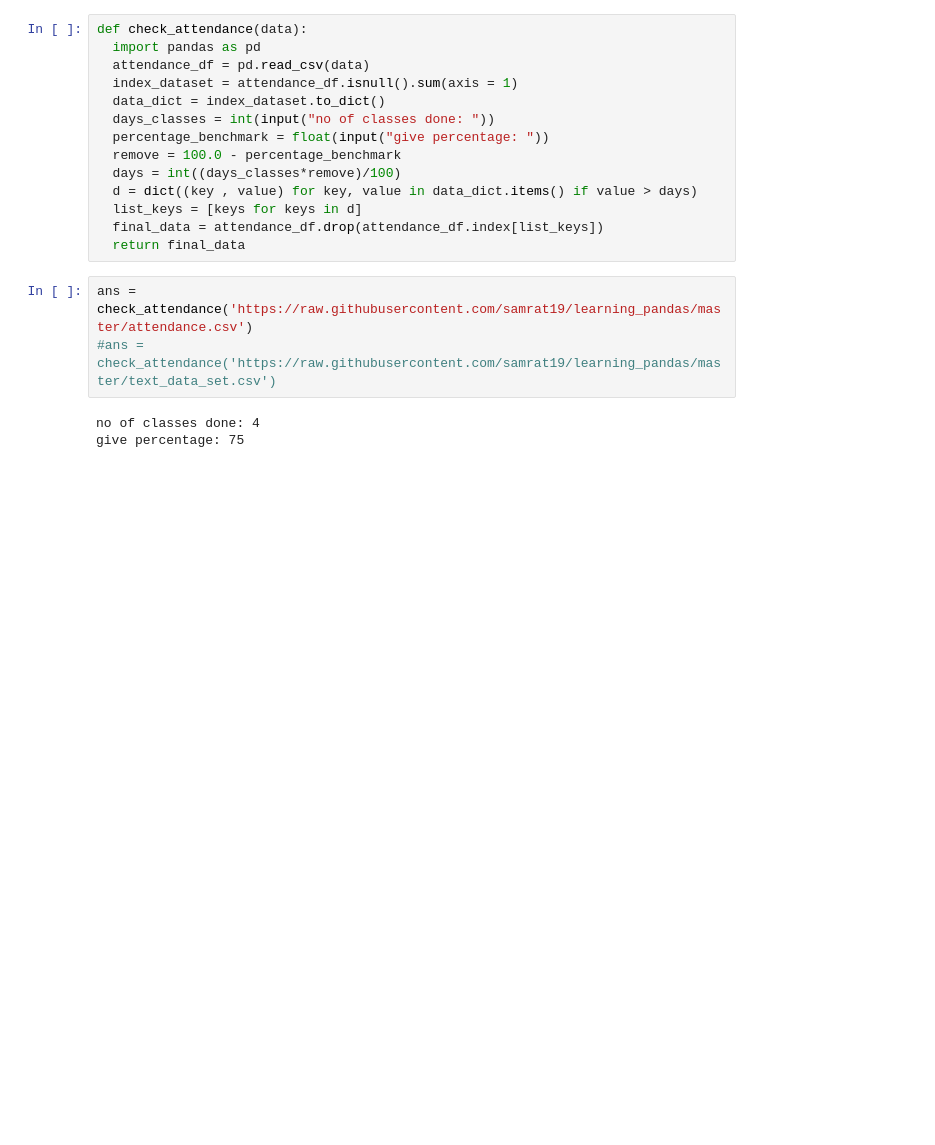
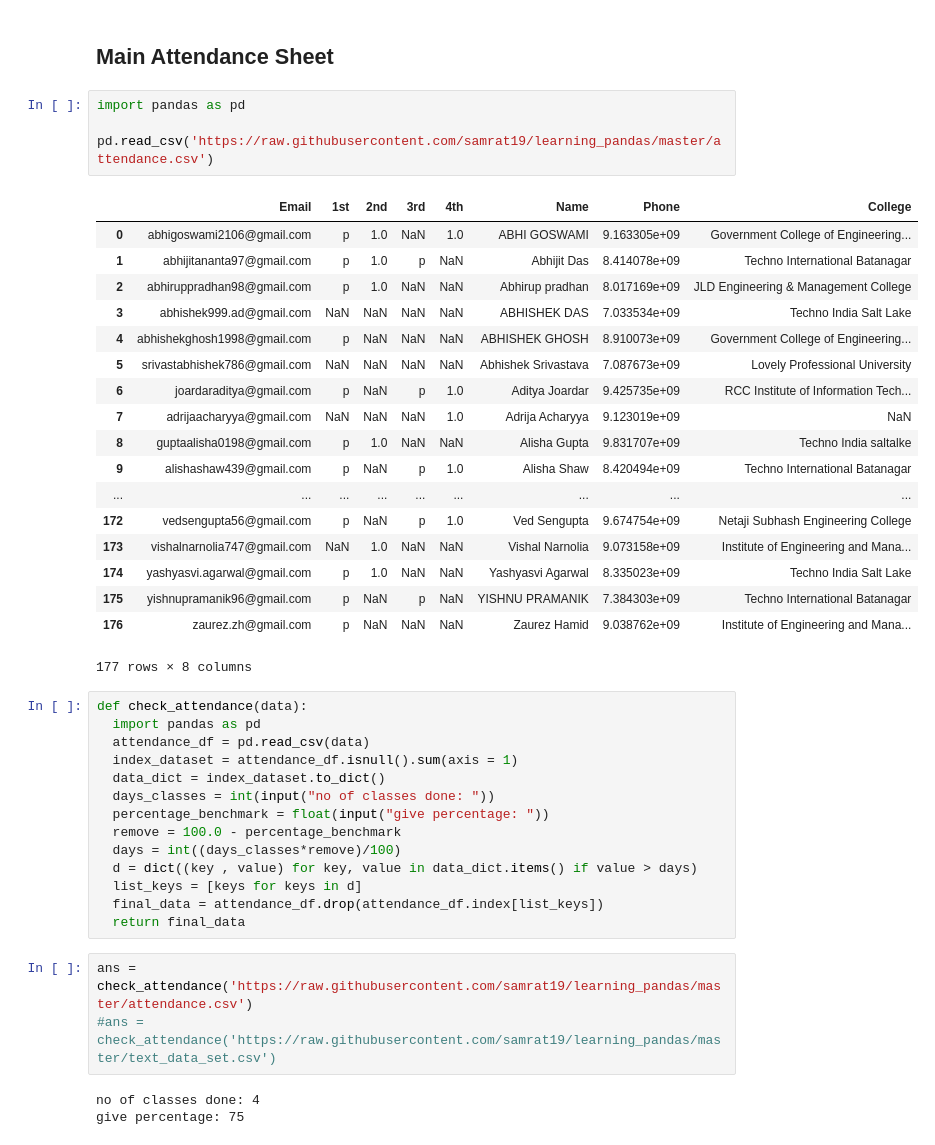
Before and after one commit to samrat19/MY_Machine_Learning_Notebook, a Jupyter notebook: PandasTry.ipynb, the cells around one changed output. Drawn from its saved outputs; the diff is of its cells as text; blank space fills up the shorter version.

```diff
--- a/PandasTry.ipynb
+++ b/PandasTry.ipynb
@@ -1,5 +1,30 @@
 # %% [markdown]
 <a href="https://colab.research.google.com/github/samrat19/learning_pandas/blob/master/PandasTry.ipynb" target="_parent"><img src="https://colab.research.google.com/assets/colab-badge.svg" alt="Open In Colab"/></a>
+# %% [markdown]
+## Main Attendance Sheet
+# %%
+import pandas as pd
+
+pd.read_csv('https://raw.githubusercontent.com/samrat19/learning_pandas/master/attendance.csv')
+# %% [output]
+|  | Email | 1st | 2nd | 3rd | 4th | Name | Phone | College |
+| 0 | abhigoswami2106@gmail.com | p | 1.0 | NaN | 1.0 | ABHI GOSWAMI | 9.163305e+09 | Government College of Engineering... |
+| 1 | abhijitananta97@gmail.com | p | 1.0 | p | NaN | Abhijit Das | 8.414078e+09 | Techno International Batanagar |
+| 2 | abhiruppradhan98@gmail.com | p | 1.0 | NaN | NaN | Abhirup pradhan | 8.017169e+09 | JLD Engineering & Management College |
+| 3 | abhishek999.ad@gmail.com | NaN | NaN | NaN | NaN | ABHISHEK DAS | 7.033534e+09 | Techno India Salt Lake |
+| 4 | abhishekghosh1998@gmail.com | p | NaN | NaN | NaN | ABHISHEK GHOSH | 8.910073e+09 | Government College of Engineering... |
+| 5 | srivastabhishek786@gmail.com | NaN | NaN | NaN | NaN | Abhishek Srivastava | 7.087673e+09 | Lovely Professional University |
+| 6 | joardaraditya@gmail.com | p | NaN | p | 1.0 | Aditya Joardar | 9.425735e+09 | RCC Institute of Information Tech... |
+| 7 | adrijaacharyya@gmail.com | NaN | NaN | NaN | 1.0 | Adrija Acharyya | 9.123019e+09 | NaN |
+| 8 | guptaalisha0198@gmail.com | p | 1.0 | NaN | NaN | Alisha Gupta | 9.831707e+09 | Techno India saltalke |
+| 9 | alishashaw439@gmail.com | p | NaN | p | 1.0 | Alisha Shaw | 8.420494e+09 | Techno International Batanagar |
+| ... | ... | ... | ... | ... | ... | ... | ... | ... |
+| 172 | vedsengupta56@gmail.com | p | NaN | p | 1.0 | Ved Sengupta | 9.674754e+09 | Netaji Subhash Engineering College |
+| 173 | vishalnarnolia747@gmail.com | NaN | 1.0 | NaN | NaN | Vishal Narnolia | 9.073158e+09 | Institute of Engineering and Mana... |
+| 174 | yashyasvi.agarwal@gmail.com | p | 1.0 | NaN | NaN | Yashyasvi Agarwal | 8.335023e+09 | Techno India Salt Lake |
+| 175 | yishnupramanik96@gmail.com | p | NaN | p | NaN | YISHNU PRAMANIK | 7.384303e+09 | Techno International Batanagar |
+| 176 | zaurez.zh@gmail.com | p | NaN | NaN | NaN | Zaurez Hamid | 9.038762e+09 | Institute of Engineering and Mana... |
+177 rows × 8 columns
 # %%
 def check_attendance(data):
   import pandas as pd
```
Also changed, not shown: parts of 3 cells of this notebook.
